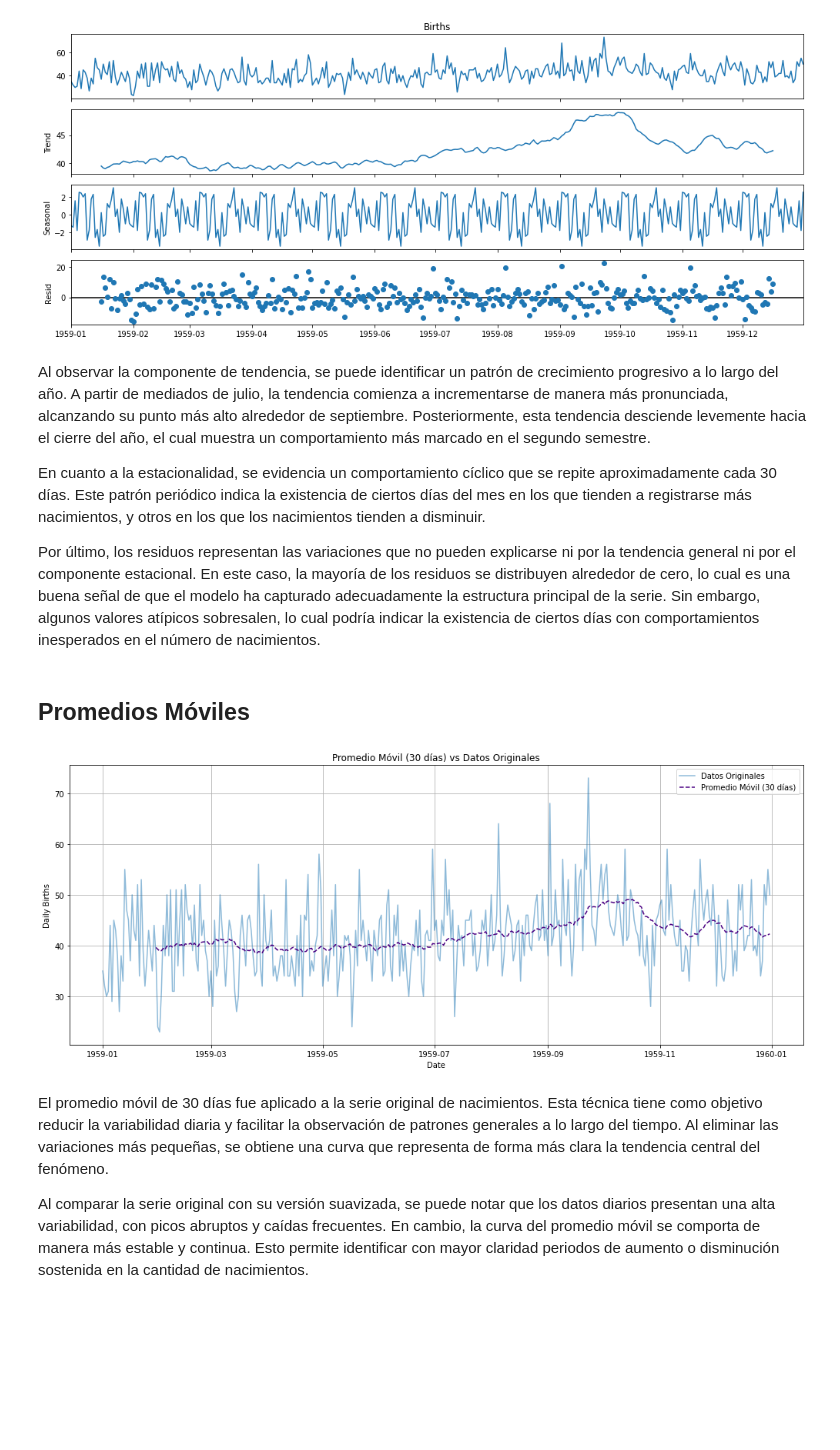
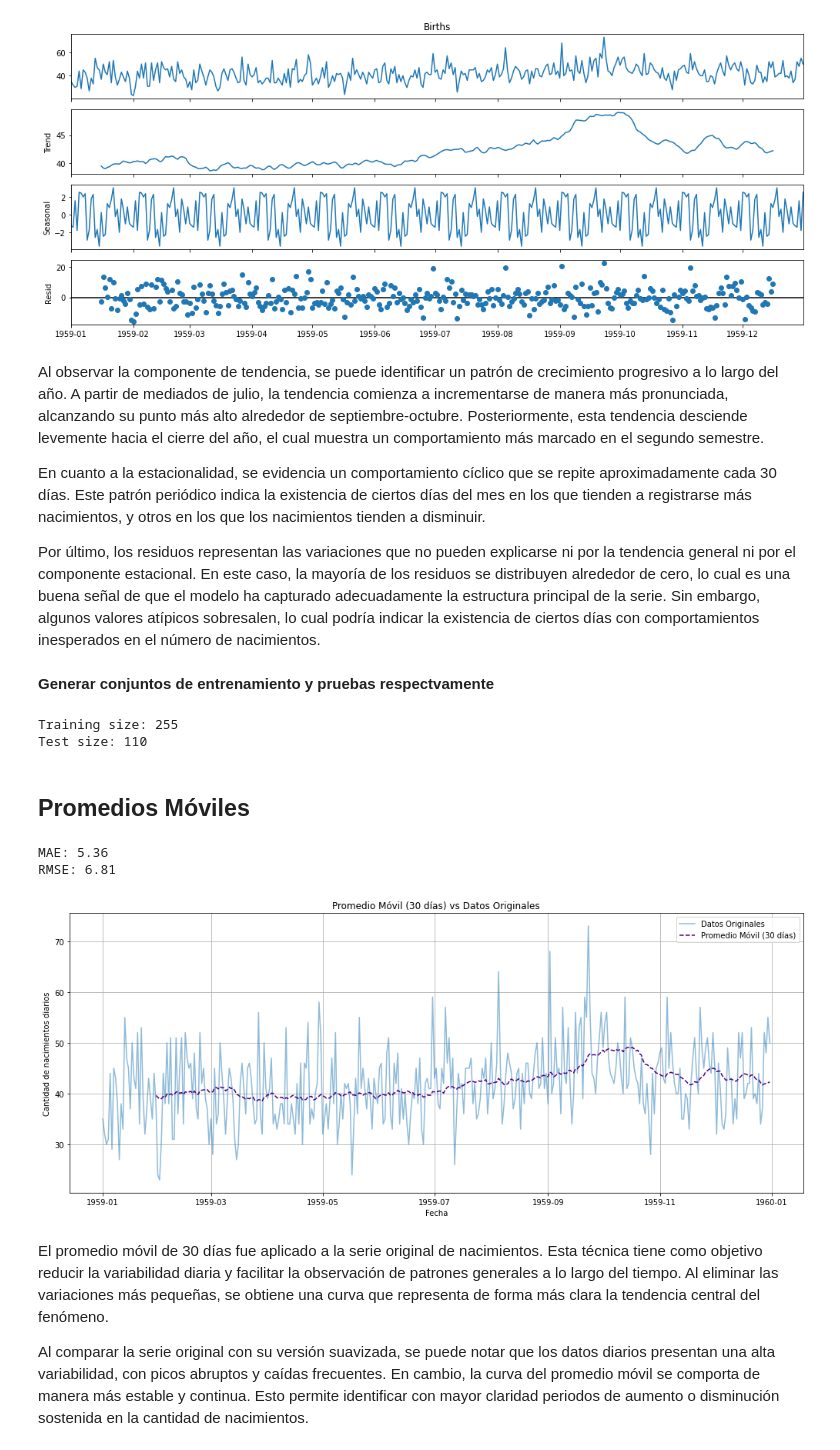
Before and after one commit to alee2602/LAB1-DS, a Jupyter notebook: femalebirths.ipynb, the cells around one changed output. Saved outputs shown, nothing was run; the diff lists cells and outputs as text; code cells hidden in the pictures; blank space fills up the shorter version.

```diff
--- a/femalebirths.ipynb
+++ b/femalebirths.ipynb
@@ -86,30 +88,60 @@ plt.show()
 # %% [output]
 [figure]
 # %% [markdown]
-Al observar la componente de tendencia, se puede identificar un patrón de crecimiento progresivo a lo largo del año. A partir de mediados de julio, la tendencia comienza a incrementarse de manera más pronunciada, alcanzando su punto más alto alrededor de septiembre. Posteriormente, esta tendencia desciende levemente hacia el cierre del año, el cual muestra un comportamiento más marcado en el segundo semestre.
+Al observar la componente de tendencia, se puede identificar un patrón de crecimiento progresivo a lo largo del año. A partir de mediados de julio, la tendencia comienza a incrementarse de manera más pronunciada, alcanzando su punto más alto alrededor de septiembre-octubre. Posteriormente, esta tendencia desciende levemente hacia el cierre del año, el cual muestra un comportamiento más marcado en el segundo semestre.
 
 En cuanto a la estacionalidad, se evidencia un comportamiento cíclico que se repite aproximadamente cada 30 días. Este patrón periódico indica la existencia de ciertos días del mes en los que tienden a registrarse más nacimientos, y otros en los que los nacimientos tienden a disminuir.
 
 Por último, los residuos representan las variaciones que no pueden explicarse ni por la tendencia general ni por el componente estacional. En este caso, la mayoría de los residuos se distribuyen alrededor de cero, lo cual es una buena señal de que el modelo ha capturado adecuadamente la estructura principal de la serie. Sin embargo, algunos valores atípicos sobresalen, lo cual podría indicar la existencia de ciertos días con comportamientos inesperados en el número de nacimientos.
+# %% [markdown]
+**Generar conjuntos de entrenamiento y pruebas respectvamente**
+# %%
+
+train_size = int(len(data) * 0.7)
+train = data["Births"].iloc[:train_size].copy()
+test = data["Births"].iloc[train_size:].copy()
+
+
+print(f"Training size: {len(train)}")
+print(f"Test size: {len(test)}")
+# %% [output]
+Training size: 255
+Test size: 110
 # %% [markdown]
 ## Promedios Móviles
 # %%
+from sklearn.metrics import mean_absolute_error, mean_squared_error
+
 data["PM_30"] = data["Births"].rolling(window=30).mean()
+
+valid_data = data.dropna(subset=["PM_30"])
+
+# MAE
+mae = mean_absolute_error(valid_data["Births"], valid_data["PM_30"])
+
+# RMSE
+rmse = np.sqrt(mean_squared_error(valid_data["Births"], valid_data["PM_30"]))
+
+print(f"MAE: {mae:.2f}")
+print(f"RMSE: {rmse:.2f}")
+# %% [output]
+MAE: 5.36
+RMSE: 6.81
 # %%
 
 plt.figure(figsize=(14, 6))
 plt.plot(data.index, data["Births"], label="Datos Originales", alpha=0.5)
 plt.plot(data.index, data["PM_30"], label="Promedio Móvil (30 días)", linestyle="--", color="indigo")
 
 plt.title("Promedio Móvil (30 días) vs Datos Originales")
-plt.xlabel("Date")
-plt.ylabel("Daily Births")
+plt.xlabel("Fecha")
+plt.ylabel("Cantidad de nacimientos diarios")
 plt.legend()
 plt.grid(True)
 plt.tight_layout()
 plt.show()
 # %% [output]
-[figure, old version]
+[figure, new version]
 # %% [markdown]
 El promedio móvil de 30 días fue aplicado a la serie original de nacimientos. Esta técnica tiene como objetivo reducir la variabilidad diaria y facilitar la observación de patrones generales a lo largo del tiempo. Al eliminar las variaciones más pequeñas, se obtiene una curva que representa de forma más clara la tendencia central del fenómeno.
 
```
Also changed, not shown: parts of 11 cells of this notebook.
